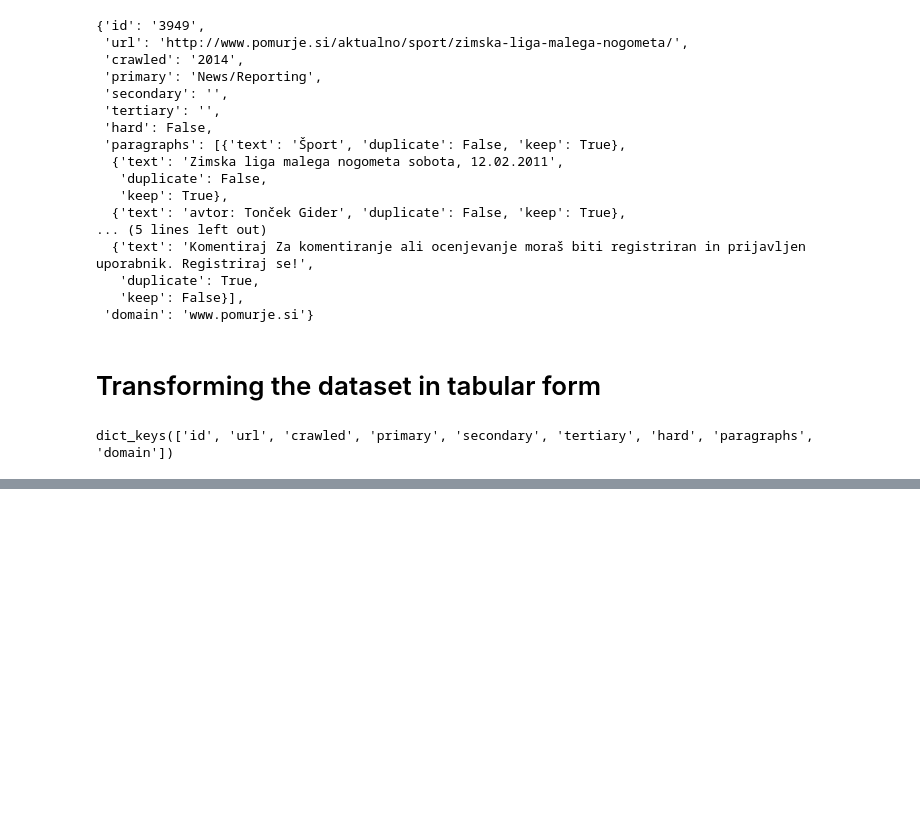
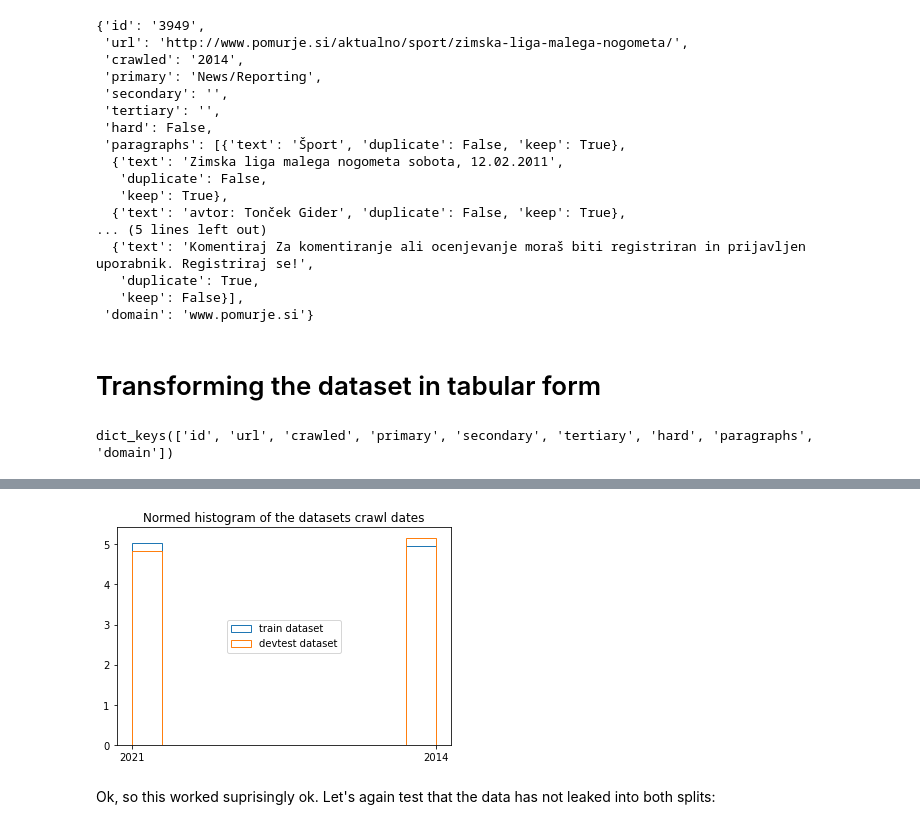
Before and after one commit to TajaKuzman/Transformers-GINCO-Experiments, a Jupyter notebook: 1_data_preparation.ipynb, the cells around one changed output, grey strips where cells are left out. Saved outputs shown, nothing was run; the diff lists cells and outputs as text; code cells hidden in the pictures; blank space fills up the shorter version.

Commit message:
Finished with the splitting.

```diff
--- a/1_data_preparation.ipynb
+++ b/1_data_preparation.ipynb
@@ -142,0 +208,8 @@ df.head()
+# %%
+from sklearn.model_selection import train_test_split
+
+train, devtest = train_test_split(df, test_size=0.2, stratify=df.crawled, random_state=42)
+# %%
+bydomain = df.groupby("domain").count()["id"]
+problematic_domains = bydomain[bydomain != 1]
+problematic_domains
@@ -142,0 +234,16 @@ df.head()
+# %%
+for i, domain in enumerate(problematic_domains.index):
+    if domain in train.domain.unique() and domain in devtest.domain.unique():
+        print(f"Domain {domain} found in both!", end=" ")
+    else:
+        continue
+    if i%5 == 0:
+        indices_to_transfer_to_devtest = train.domain == domain
+        devtest = pd.concat([devtest, train[indices_to_transfer_to_devtest]], ignore_index=True)
+        train = train[~indices_to_transfer_to_devtest]
+    else:
+        indices_to_transfer_to_train = devtest.domain == domain
+        train = pd.concat([train, devtest[indices_to_transfer_to_train]], ignore_index=True)
+        devtest = devtest[~indices_to_transfer_to_train]
+    devtest.reset_index(drop=True, inplace=True)
+    train.reset_index(drop=True, inplace=True)
@@ -142,0 +269,10 @@ df.head()
+# %%
+plt.hist(train.crawled, label="train dataset", density=True, histtype="step")
+plt.hist(devtest.crawled, label="devtest dataset", density=True, histtype="step")
+plt.legend(loc="center")
+plt.title("Normed histogram of the datasets crawl dates")
+plt.show()
+# %% [output]
+[figure, added]
+# %% [markdown]
+Ok, so this worked suprisingly ok. Let's again test that the data has not leaked into both splits:
```
Also changed, not shown: parts of 27 cells of this notebook, 3 other files.
